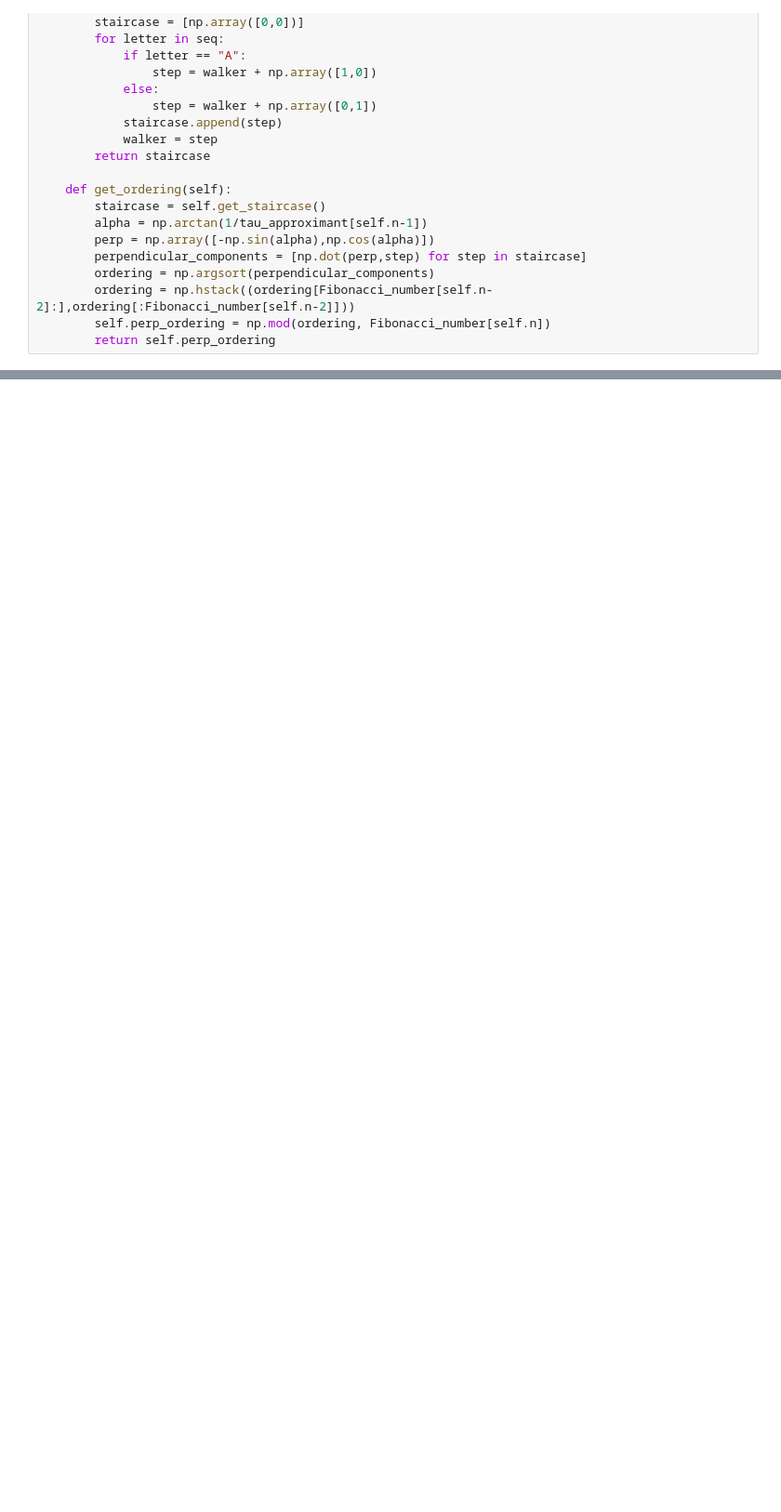
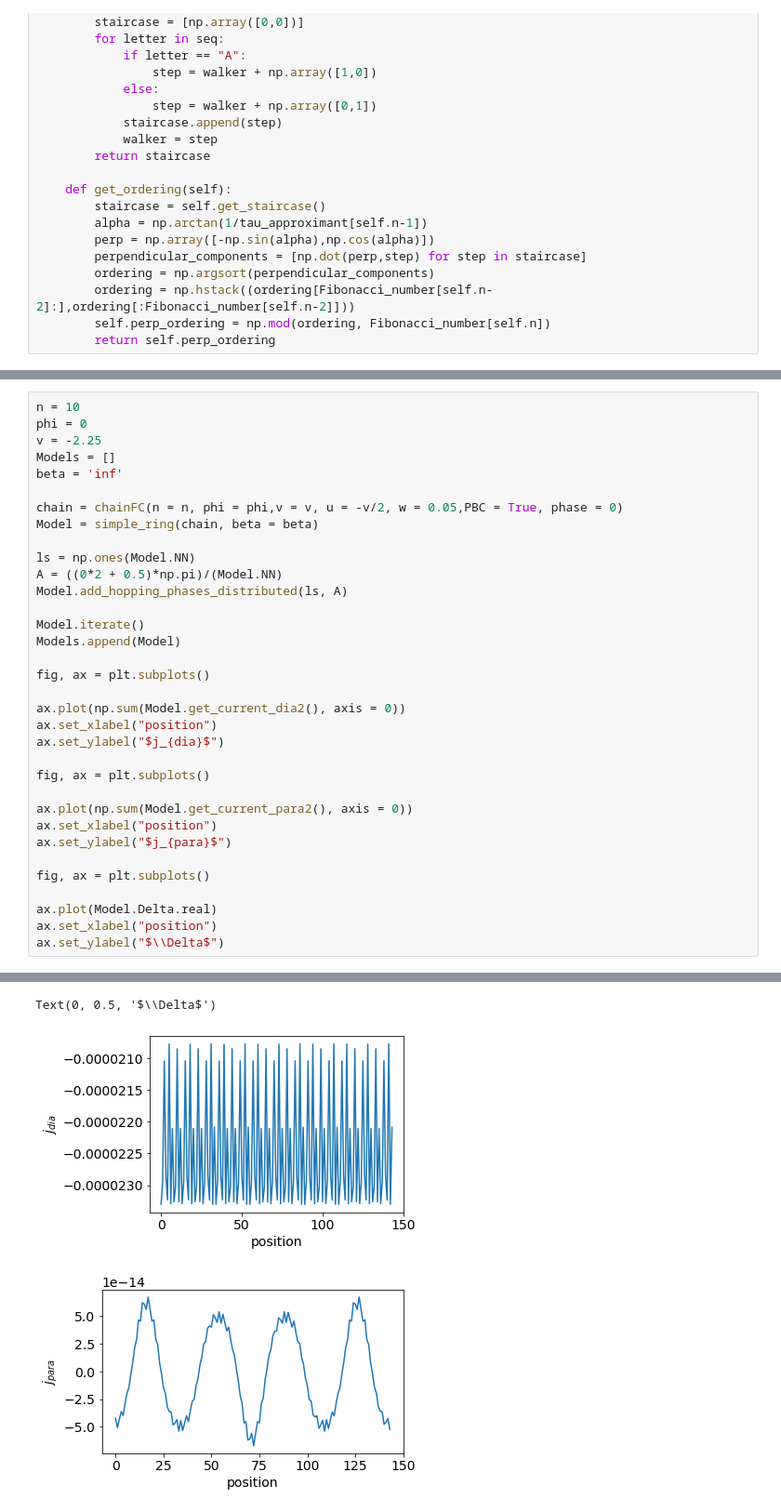
Before and after one commit to gautamra/Superconducting-Fibonacci-chain, a Jupyter notebook: SC-Fibonacci-library.ipynb, the cells around one changed output, grey strips where cells are left out. Shown at 93% size. Cells and saved outputs as stored; diff of their text form; blank space fills up the shorter version.

```diff
--- a/SC-Fibonacci-library.ipynb
+++ b/SC-Fibonacci-library.ipynb
@@ -829,0 +570,35 @@ Text(0.5, 1.0, 'A = 0.0022, Total phase = 0.1$\\pi$, effective phase = 0.1$\\pi$
+# %%
+n = 10
+phi = 0
+v = -2.25
+Models = []
+beta = 'inf'
+
+chain = chainFC(n = n, phi = phi,v = v, u = -v/2, w = 0.05,PBC = True, phase = 0)
+Model = simple_ring(chain, beta = beta)
+
+ls = np.ones(Model.NN)
+A = ((0*2 + 0.5)*np.pi)/(Model.NN)
+Model.add_hopping_phases_distributed(ls, A)
+
+Model.iterate()
+Models.append(Model)
+
+fig, ax = plt.subplots()
+
+ax.plot(np.sum(Model.get_current_dia2(), axis = 0))
+ax.set_xlabel("position")
+ax.set_ylabel("$j_{dia}$")
+
+fig, ax = plt.subplots()
+
+ax.plot(np.sum(Model.get_current_para2(), axis = 0))
+ax.set_xlabel("position")
+ax.set_ylabel("$j_{para}$")
+
+fig, ax = plt.subplots()
+
+ax.plot(Model.Delta.real)
+ax.set_xlabel("position")
+ax.set_ylabel("$\\Delta$")
+# %% [output]
@@ -829,0 +606,3 @@ Text(0.5, 1.0, 'A = 0.0022, Total phase = 0.1$\\pi$, effective phase = 0.1$\\pi$
+Text(0, 0.5, '$\\Delta$')
+[figure, added]
+[figure, added]
```
Also changed, not shown: parts of 43 cells of this notebook, 1 other file.
